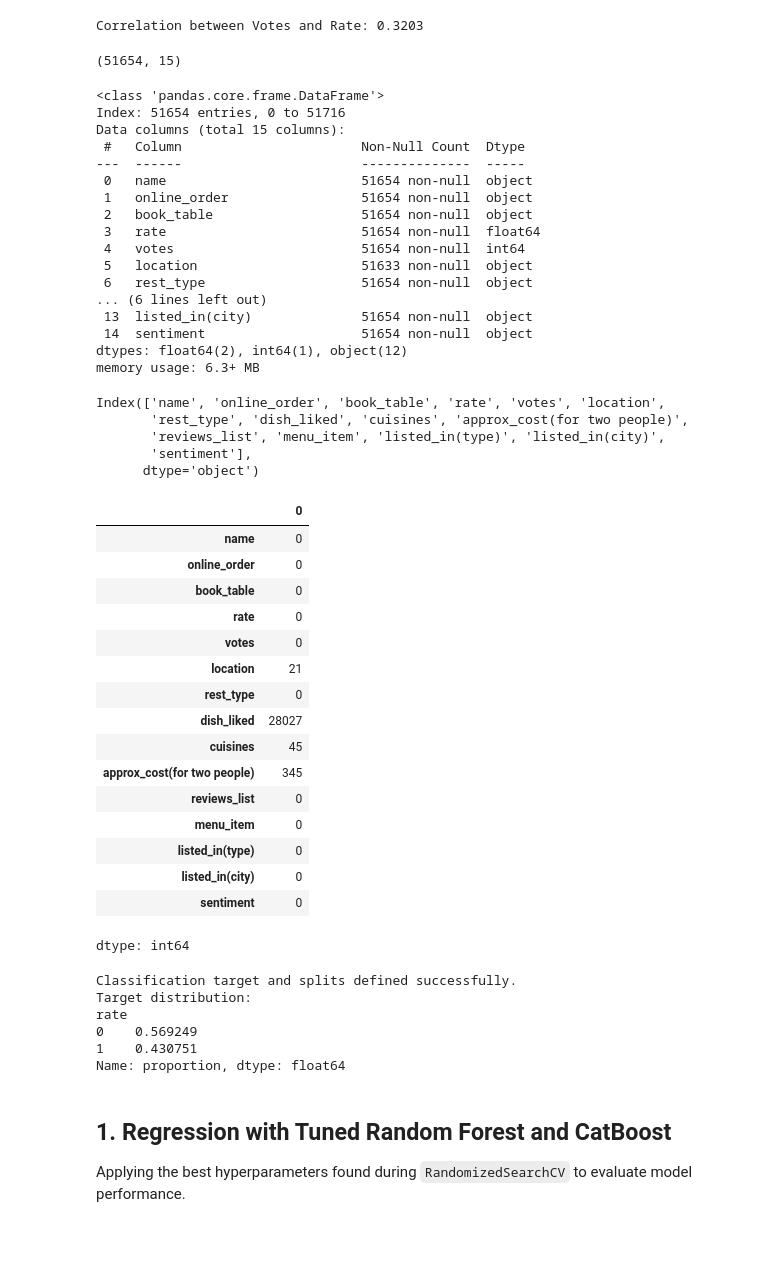
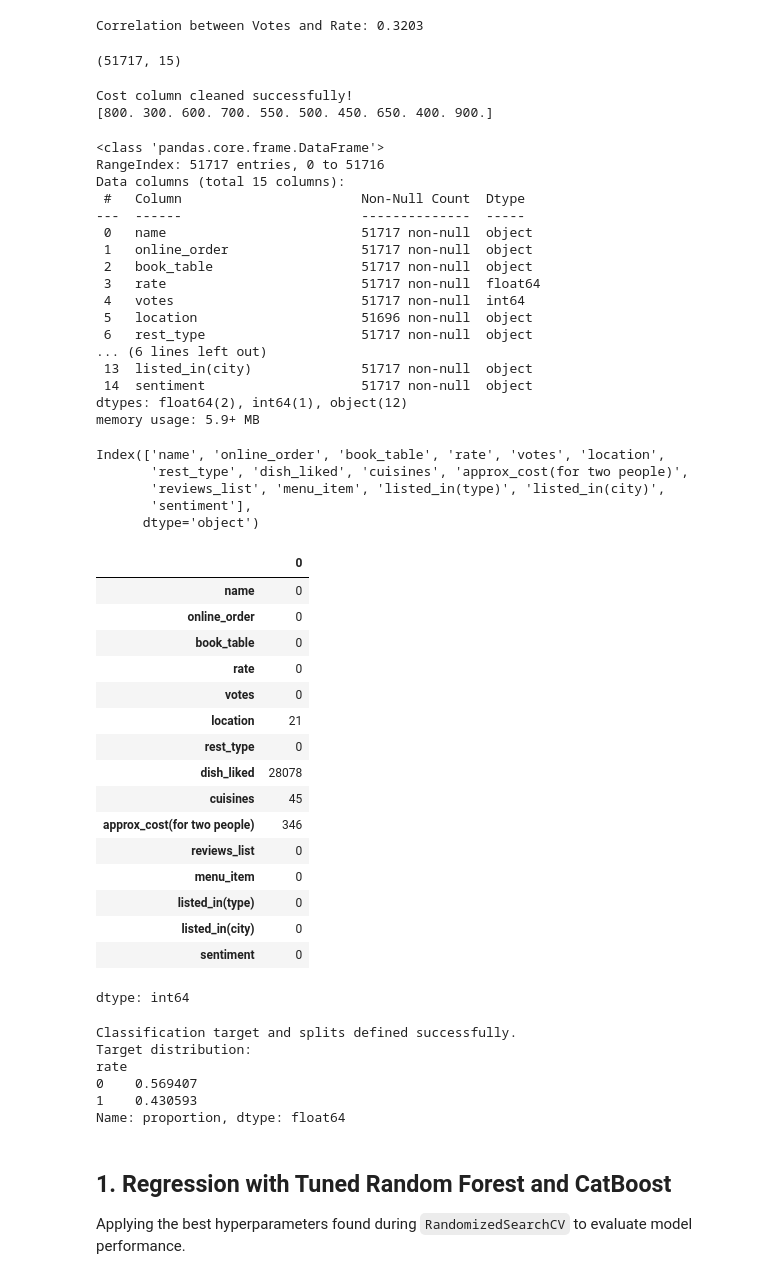
Before and after one commit to AshishNalawade0188/Restaurant-Analytics-Predictive-Intelligence-System, a Jupyter notebook: Jatin/ML_project.ipynb, the cells around one changed output. Cells and saved outputs as stored; diff of their text form; code cells hidden in the pictures; blank space fills up the shorter version.

```diff
--- a/Jatin/ML_project.ipynb
+++ b/Jatin/ML_project.ipynb
@@ -204,7 +295,7 @@ print(mode_by_type.unique())
 ['Casual Dining' 'Cafe' 'Quick Bites' 'Dessert Parlor' 'Bar'
  'Casual Dining, Bar']
 # %%
-df['rest_type'] = df['rest_type'].fillna(mode_by_type)
+df_retrieved['rest_type'] = df_retrieved['rest_type'].fillna(mode_by_type)
 # %%
 def assign_sentiment(rate):
     if rate < 3.0:
@@ -214,10 +305,10 @@ def assign_sentiment(rate):
     else:
         return 'Excellent'
 
-df['sentiment'] = df['rate'].apply(assign_sentiment)
+df_retrieved['sentiment'] = df_retrieved['rate'].apply(assign_sentiment)
 
 print("Sentiment column created based on rating thresholds (Bad < 3, Good 3-4, Excellent >= 4).")
-display(df[['name', 'rate', 'sentiment']].head())
+display(df_retrieved[['name', 'rate', 'sentiment']].head())
 # %% [output]
 Sentiment column created based on rating thresholds (Bad < 3, Good 3-4, Excellent >= 4).
 |  | name | rate | sentiment |
@@ -240,36 +331,46 @@ print(f"Correlation between Votes and Rate: {correlation:.4f}")
 [figure]
 Correlation between Votes and Rate: 0.3203
 # %%
-df.shape
+df_retrieved.shape
 # %% [output]
-(51654, 15)
+(51717, 15)
 # %%
 # 2. Clean 'approx_cost' (Example: '1,200' -> 1200)
 def clean_cost(value):
-    value = str(value)
+    value = str(value).strip()
+    if value == 'None' or value == '' or value == 'nan':
+        return np.nan
     if ',' in value:
         value = value.replace(',', '')
-    return float(value)
+    try:
+        return float(value)
+    except ValueError:
+        return np.nan
 # %%
-df['approx_cost(for two people)'] = df['approx_cost(for two people)'].apply(clean_cost)
+df_retrieved['approx_cost(for two people)'] = df_retrieved['approx_cost(for two people)'].apply(clean_cost)
+print("Cost column cleaned successfully!")
+print(df_retrieved['approx_cost(for two people)'].unique()[:10])
+# %% [output]
+Cost column cleaned successfully!
+[800. 300. 600. 700. 550. 500. 450. 650. 400. 900.]
 # %%
-df.info()
+df_retrieved.info()
 # %% [output]
 <class 'pandas.core.frame.DataFrame'>
-Index: 51654 entries, 0 to 51716
+RangeIndex: 51717 entries, 0 to 51716
 Data columns (total 15 columns):
  #   Column                       Non-Null Count  Dtype
 ---  ------                       --------------  -----
- 0   name                         51654 non-null  object
- 1   online_order                 51654 non-null  object
- 2   book_table                   51654 non-null  object
- 3   rate                         51654 non-null  float64
- 4   votes                        51654 non-null  int64
- 5   location                     51633 non-null  object
- 6   rest_type                    51654 non-null  object
+ 0   name                         51717 non-null  object
+ 1   online_order                 51717 non-null  object
+ 2   book_table                   51717 non-null  object
+ 3   rate                         51717 non-null  float64
+ 4   votes                        51717 non-null  int64
+ 5   location                     51696 non-null  object
+ 6   rest_type                    51717 non-null  object
 ... (6 lines left out)
- 13  listed_in(city)              51654 non-null  object
- 14  sentiment                    51654 non-null  object
+ 13  listed_in(city)              51717 non-null  object
+ 14  sentiment                    51717 non-null  object
 dtypes: float64(2), int64(1), object(12)
-memory usage: 6.3+ MB
+memory usage: 5.9+ MB
 # %%
@@ -281,19 +382,19 @@ Index(['name', 'online_order', 'book_table', 'rate', 'votes', 'location',
        'sentiment'],
       dtype='object')
 # %%
-df.isna().sum()
+df_retrieved.isna().sum()
 # %% [output]
 |  | 0 |
 | name | 0 |
 | online_order | 0 |
 | book_table | 0 |
 | rate | 0 |
 | votes | 0 |
 | location | 21 |
 | rest_type | 0 |
-| dish_liked | 28027 |
+| dish_liked | 28078 |
 | cuisines | 45 |
-| approx_cost(for two people) | 345 |
+| approx_cost(for two people) | 346 |
 | reviews_list | 0 |
 | menu_item | 0 |
 | listed_in(type) | 0 |
@@ -332,6 +433,6 @@ y_reg = df['rate']
 # %%
 # Define the binary target for classification (1 = High Rating >= 3.8, 0 = Low Rating)
-y_cls = (df['rate'] >= 3.8).astype(int)
+y_cls = (df_retrieved['rate'] >= 3.8).astype(int)
 
 # Split the data into training and testing sets for classification
 X_train_c, X_test_c, y_train_c, y_test_c = train_test_split(X, y_cls, test_size=0.2, random_state=42)
@@ -342,8 +443,8 @@ print(f"Target distribution:\n{y_cls.value_counts(normalize=True)}")
 Classification target and splits defined successfully.
 Target distribution:
 rate
-0    0.569249
-1    0.430751
+0    0.569407
+1    0.430593
 Name: proportion, dtype: float64
 # %% [markdown]
 ## 1. Regression with Tuned Random Forest and CatBoost
```
Also changed, not shown: parts of 32 cells of this notebook.
